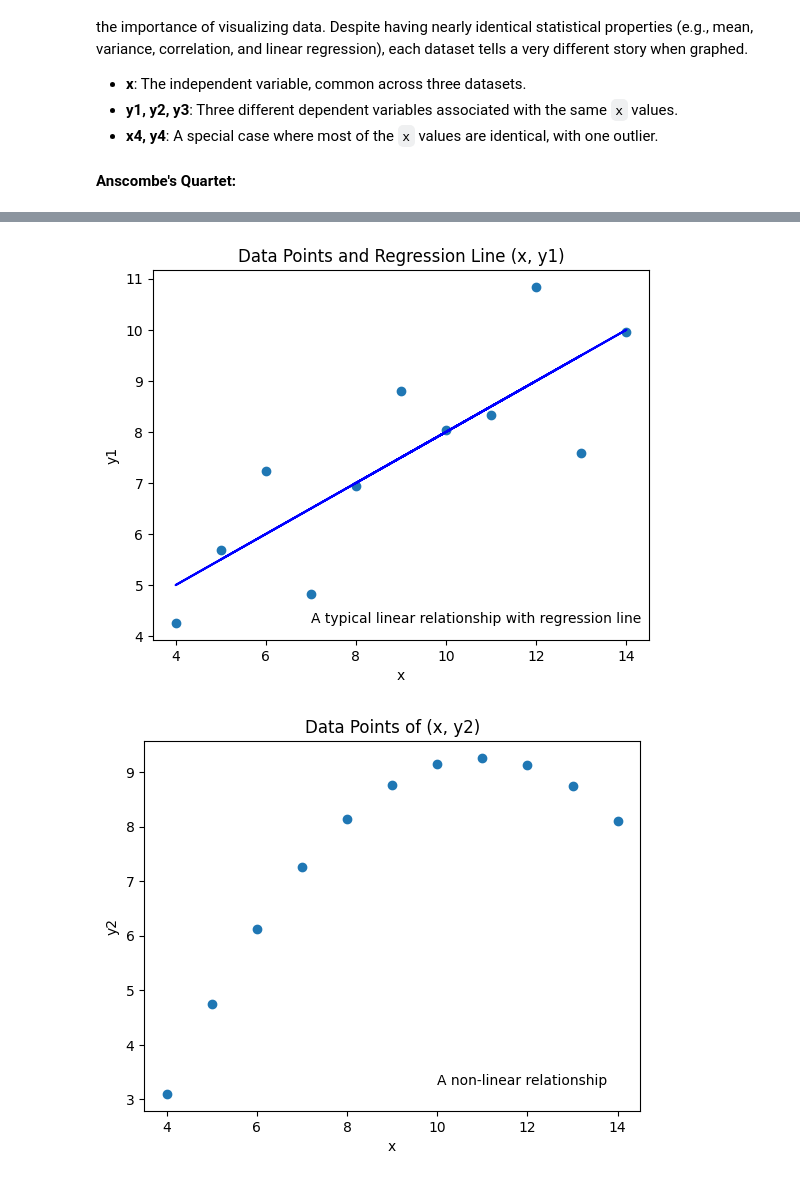
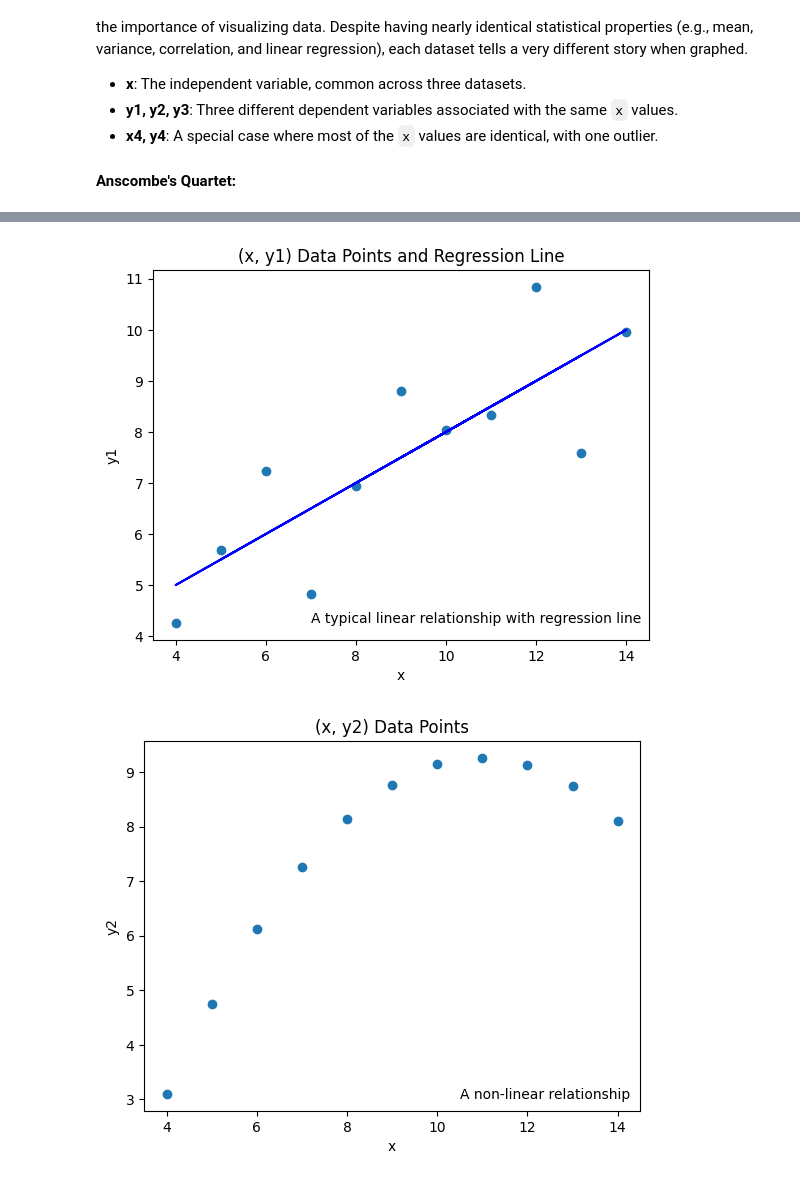
Before and after one commit to kamangirkhan/Data110, a Jupyter notebook: ArashNateghian_data110_week2_sp25.ipynb, the cells around one changed output, grey strips where cells are left out. Drawn from its saved outputs; the diff is of its cells as text; code cells hidden in the pictures.

```diff
--- a/ArashNateghian_data110_week2_sp25.ipynb
+++ b/ArashNateghian_data110_week2_sp25.ipynb
@@ -131,22 +131,22 @@ plt.scatter(x, y1)
 plt.plot(x, regression_line,color='blue')
 plt.xlabel('x')
 plt.ylabel('y1')
-plt.title('Data Points and Regression Line of (x, y1)')
+plt.title('(x, y1) Data Points and Regression Line')
 plt.text(max(x) -7, min(y1), s="A typical linear relationship with regression line")
 plt.show()
 # %% [output]
-[figure, old version]
+[figure, new version]
 # %%
 # Dataset 2: A non-linear relationship
 
 plt.scatter(x, y2)
 plt.xlabel('x')
 plt.ylabel('y2')
-plt.title('Data Points of (x, y2)')
-plt.text(max(x) -4, min(y1) -1, s="A non-linear relationship")
+plt.title('(x, y2) Data Points')
+plt.text(max(x) -3.5, min(y1) -1.25, s="A non-linear relationship")
 plt.show()
 # %% [output]
-[figure, old version]
+[figure, new version]
 # %%
 # Calculate the slope (m) and intercept (b) of the line using np.polyfit
 m, b = np.polyfit(x, y2, 1)
```
Also changed, not shown: parts of 6 cells of this notebook.
